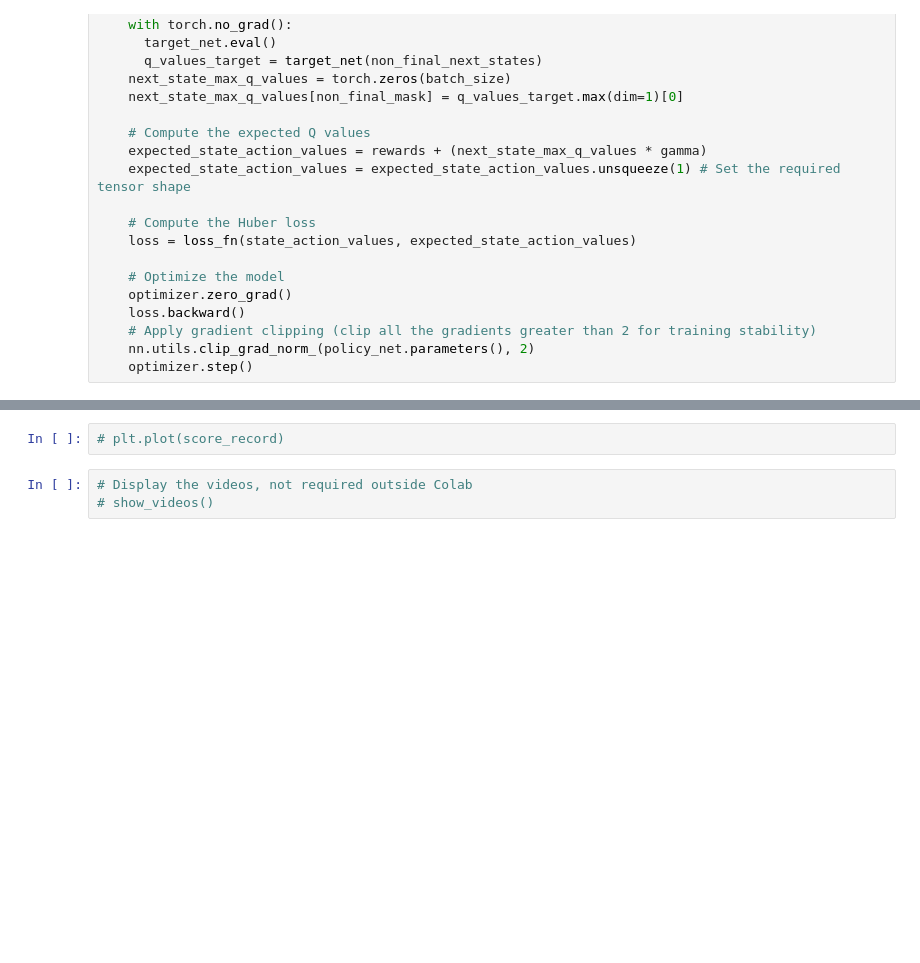
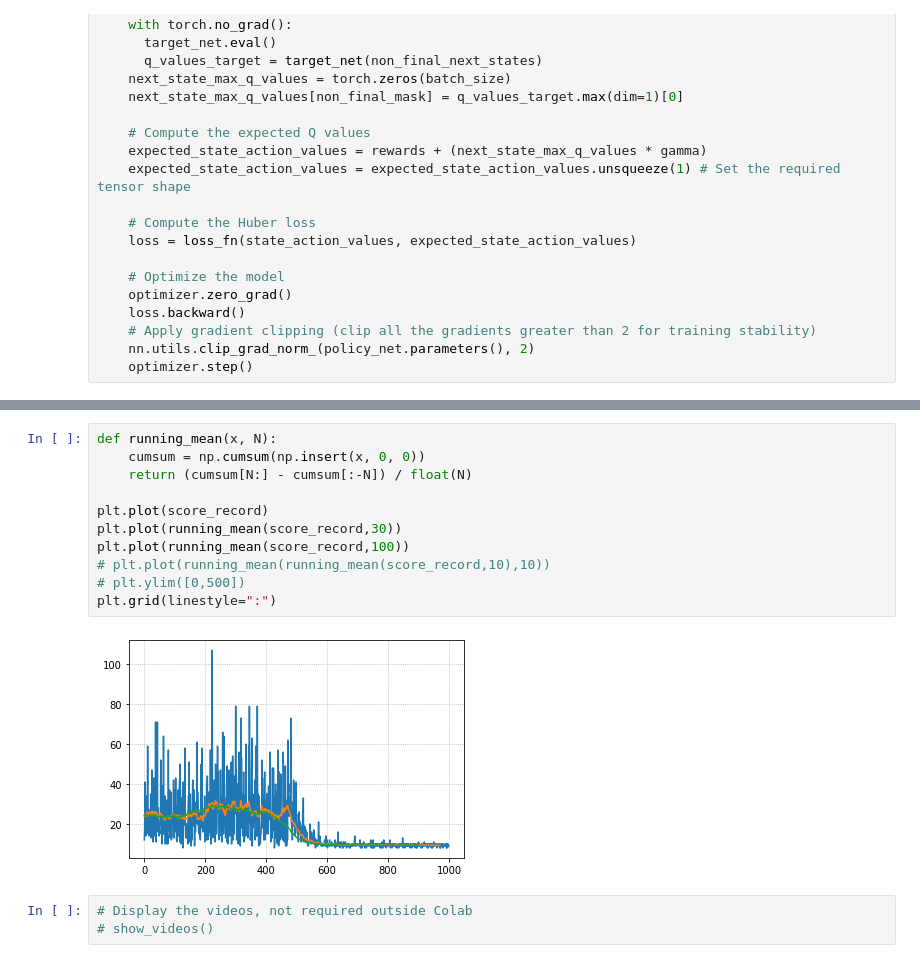
Before and after one commit to DanieleFoscarin/NNDL_hw3, a Jupyter notebook: NNDL_hw3_part2.ipynb, the cells around one changed output, grey strips where cells are left out. Cells and saved outputs as stored; diff of their text form; blank space fills up the shorter version.

```diff
--- a/NNDL_hw3_part2.ipynb
+++ b/NNDL_hw3_part2.ipynb
@@ -675,5 +585,16 @@ env.close()
-# %%
-# plt.plot(score_record)
+# %%
+def running_mean(x, N):
+    cumsum = np.cumsum(np.insert(x, 0, 0))
+    return (cumsum[N:] - cumsum[:-N]) / float(N)
+
+plt.plot(score_record)
+plt.plot(running_mean(score_record,30))
+plt.plot(running_mean(score_record,100))
+# plt.plot(running_mean(running_mean(score_record,10),10))
+# plt.ylim([0,500])
+plt.grid(linestyle=":")
+# %% [output]
+[figure, added]
 # %%
 # Display the videos, not required outside Colab
 # show_videos()
```
Also changed, not shown: parts of 23 cells of this notebook.
